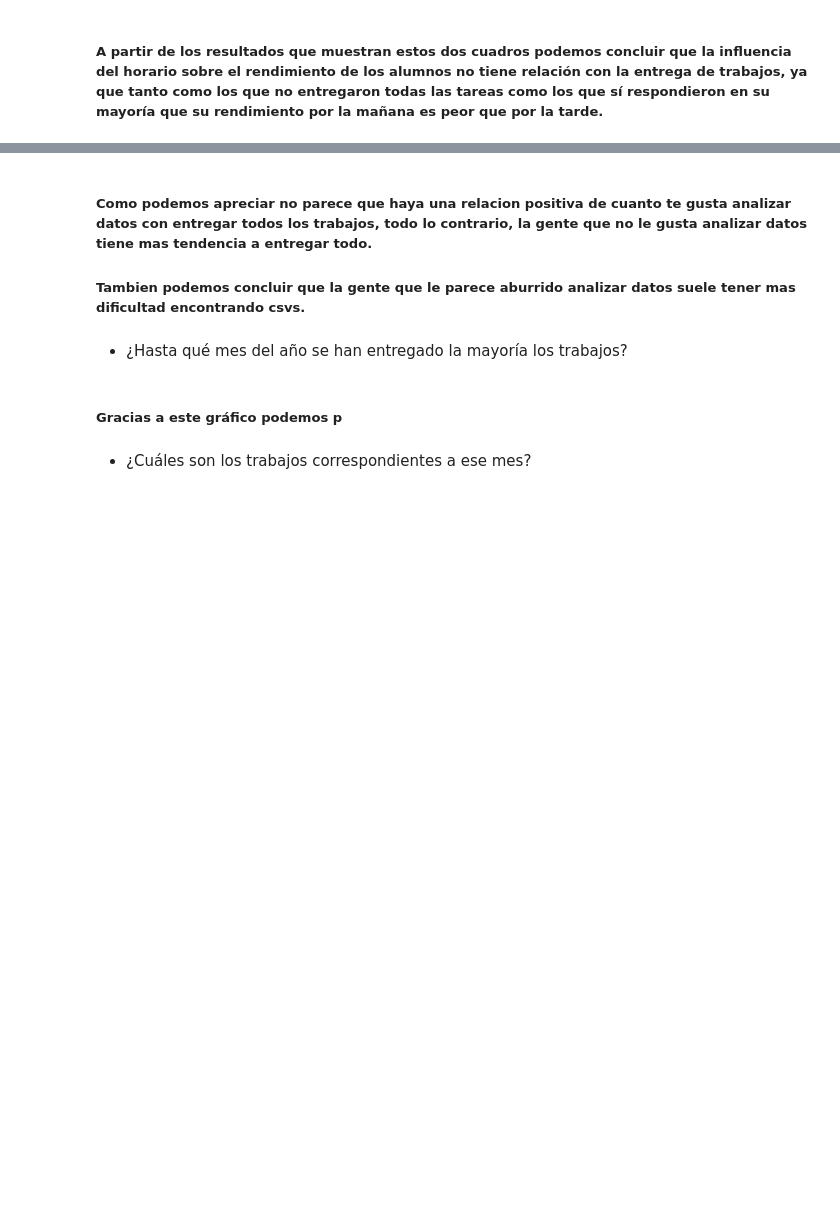
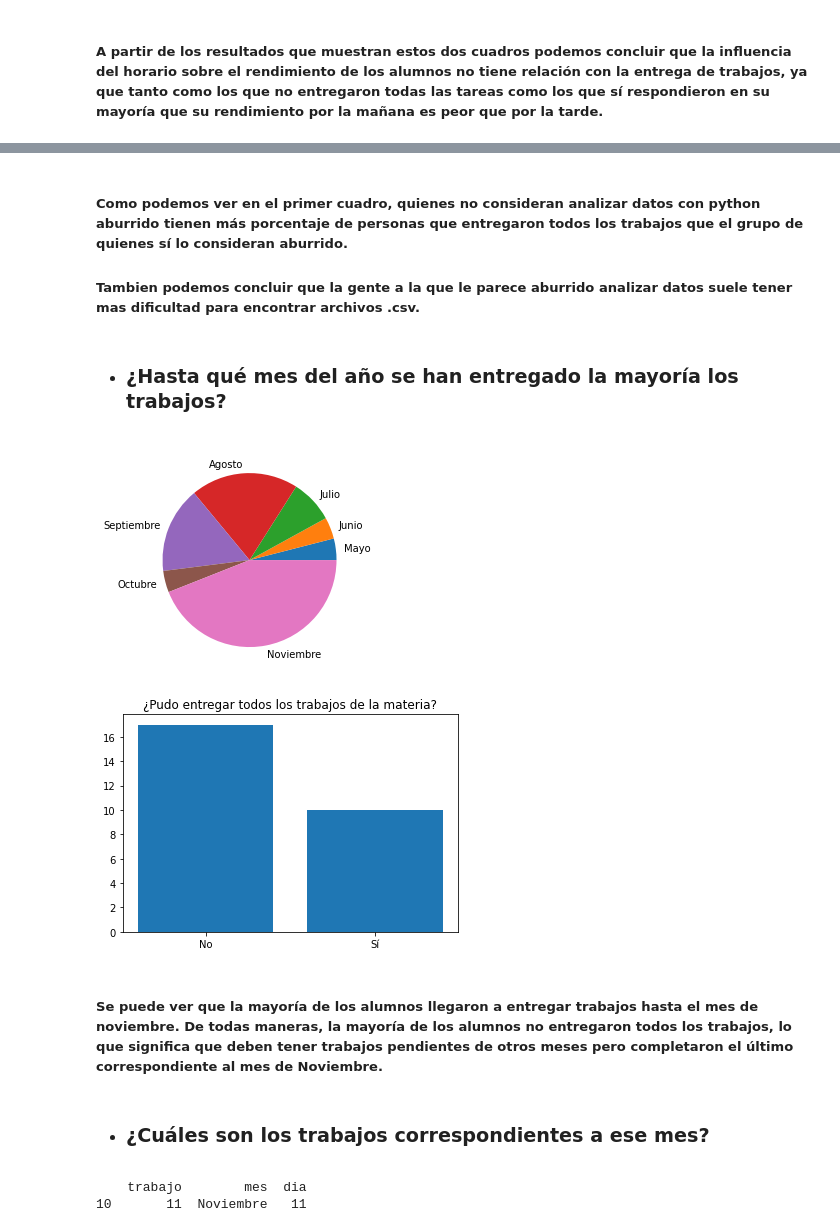
Before and after one commit to sofiaPalavecino/Sofia-Palavecino, a Jupyter notebook: 1011/notebooks/1011.ipynb, the cells around one changed output, grey strips where cells are left out. Drawn from its saved outputs; the diff is of its cells as text; code cells hidden in the pictures; blank space fills up the shorter version.

Commit message:
trabajo final terminado

```diff
--- a/1011/notebooks/1011.ipynb
+++ b/1011/notebooks/1011.ipynb
@@ -160,5 +146,5 @@ ValueError: shape mismatch: objects cannot be broadcast to a single shape
 # %% [markdown]
-##### Como podemos apreciar no parece que haya una relacion positiva de cuanto te gusta analizar datos con entregar todos los trabajos, todo lo contrario, la gente que no le gusta analizar datos tiene mas tendencia a entregar todo.
-##### Tambien podemos concluir que la gente que le parece aburrido analizar datos suele tener mas dificultad encontrando csvs.
+##### Como podemos ver en el primer cuadro, quienes no consideran analizar datos con python aburrido tienen más porcentaje de personas que entregaron todos los trabajos que el grupo de quienes sí lo consideran aburrido.
+##### Tambien podemos concluir que la gente a la que le parece aburrido analizar datos suele tener mas dificultad para encontrar archivos .csv.
 # %% [markdown]
-- ¿Hasta qué mes del año se han entregado la mayoría los trabajos?
+- ### ¿Hasta qué mes del año se han entregado la mayoría los trabajos?
@@ -174,4 +151,36 @@ plt.show()
-# %% [markdown]
-##### Gracias a este gráfico podemos p
+# %%
+y = np.array([rtas["¿Hasta qué mes entregaste trabajos?"].value_counts()["Mayo"],
+rtas["¿Hasta qué mes entregaste trabajos?"].value_counts()["Junio"],
+rtas["¿Hasta qué mes entregaste trabajos?"].value_counts()["Julio"],
+rtas["¿Hasta qué mes entregaste trabajos?"].value_counts()["Agosto"],
+rtas["¿Hasta qué mes entregaste trabajos?"].value_counts()["Septiembre"],
+rtas["¿Hasta qué mes entregaste trabajos?"].value_counts()["Octubre"],
+rtas["¿Hasta qué mes entregaste trabajos?"].value_counts()["Noviembre"]])
+
+mylabels = ["Mayo", "Junio", "Julio", "Agosto", "Septiembre", "Octubre", "Noviembre"]
+plt.pie(y, labels = mylabels)
+plt.show()
+mayor = 0
+for i in range(len(y)):
+    if y[i] > y[mayor] :
+        mayor = i
+
+trabajosTerminados=rtas["¿Pudo entregar todos los trabajos de la materia?"].value_counts().tolist()
+trabajosTerminadosRtas=rtas["¿Pudo entregar todos los trabajos de la materia?"].unique()
+
+plt.bar(trabajosTerminadosRtas,trabajosTerminados)
+plt.title('¿Pudo entregar todos los trabajos de la materia?')
+plt.show()
+# %% [output]
+[figure, added]
+[figure, added]
+# %% [markdown]
+##### Se puede ver que la mayoría de los alumnos llegaron a entregar trabajos hasta el mes de noviembre. De todas maneras, la mayoría de los alumnos no entregaron todos los trabajos, lo que significa que deben tener trabajos pendientes de otros meses pero completaron el último correspondiente al mes de Noviembre.
 # %% [markdown]
-- ¿Cuáles son los trabajos correspondientes a ese mes?
+- ### ¿Cuáles son los trabajos correspondientes a ese mes?
+# %%
+trabajos = pd.read_csv("trabajos.csv",sep=",",engine="python")
+print(trabajos.loc[trabajos['mes'] == mylabels[mayor]])
+# %% [output]
+    trabajo        mes  dia
+10       11  Noviembre   11
```
Also changed, not shown: parts of 6 cells of this notebook, 1 other file.
